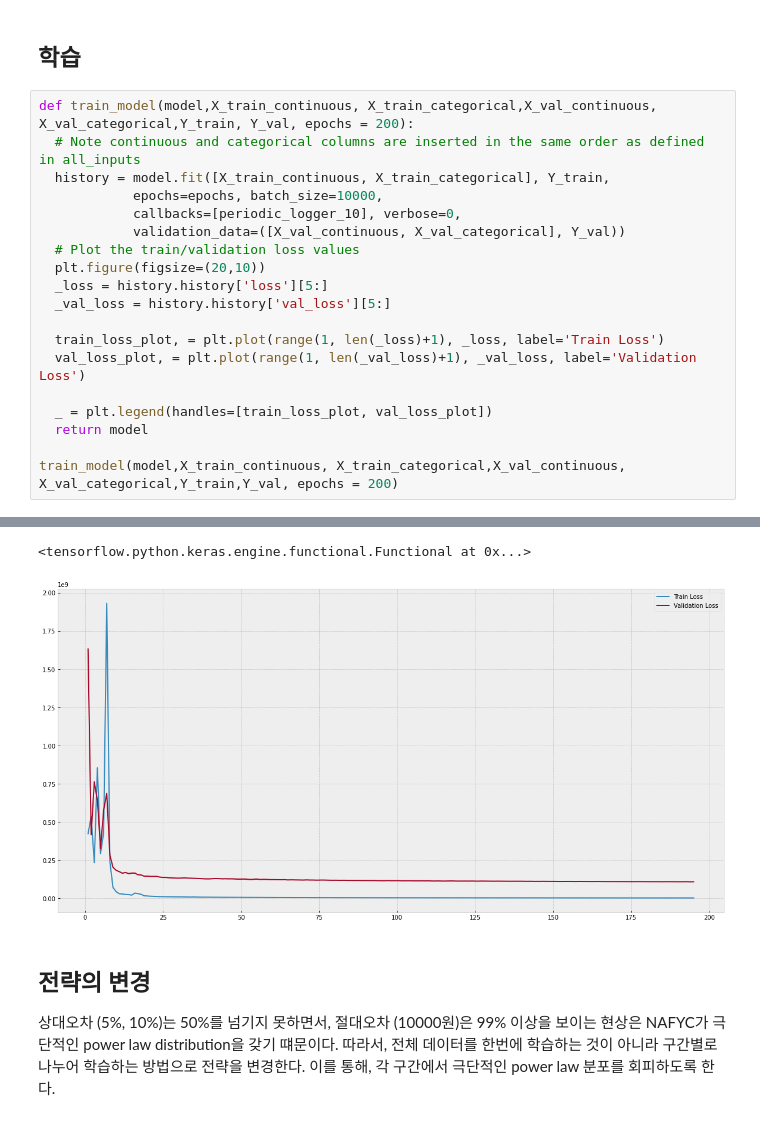
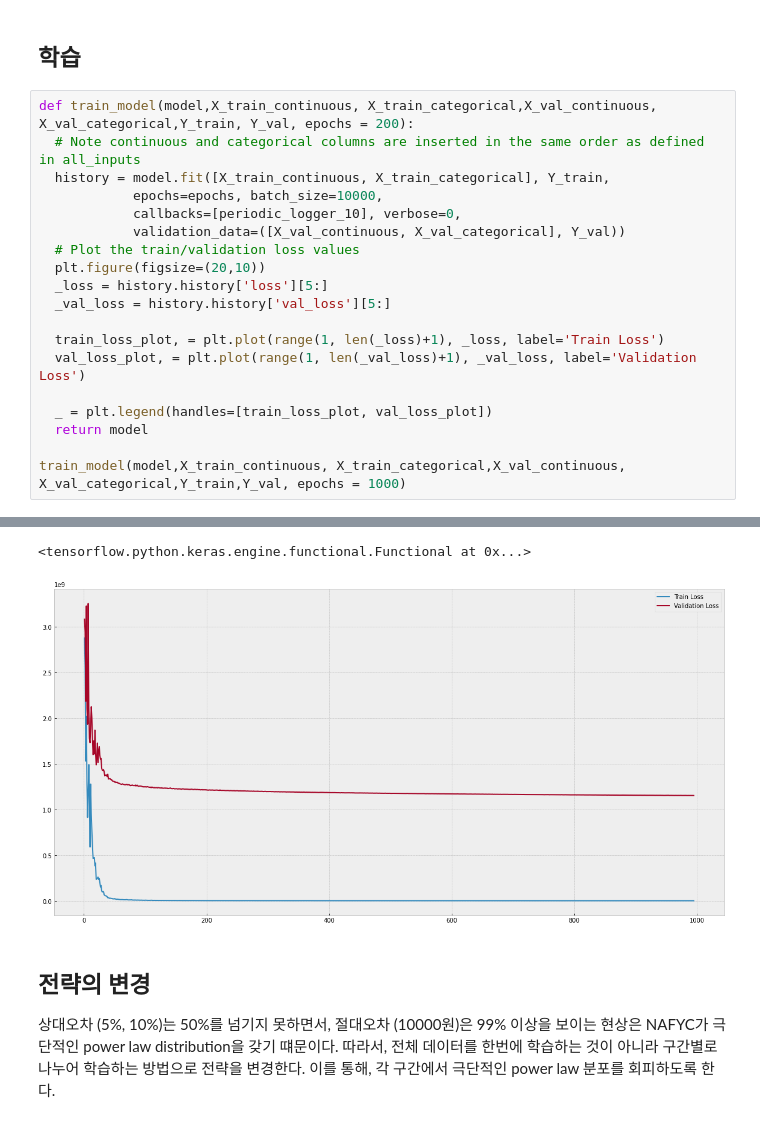
Before and after one commit to dolmani38/non-linear-regression, a Jupyter notebook: Regession_test_0813.ipynb, the cells around one changed output, grey strips where cells are left out. Cells and saved outputs as stored; diff of their text form.

```diff
--- a/Regession_test_0813.ipynb
+++ b/Regession_test_0813.ipynb
@@ -336,5 +336,5 @@ def train_model(model,X_train_continuous, X_train_categorical,X_val_continuous,
   _ = plt.legend(handles=[train_loss_plot, val_loss_plot])
   return model
 
-train_model(model,X_train_continuous, X_train_categorical,X_val_continuous, X_val_categorical,Y_train,Y_val, epochs = 200)
+train_model(model,X_train_continuous, X_train_categorical,X_val_continuous, X_val_categorical,Y_train,Y_val, epochs = 1000)
 # %% [output]
@@ -361,5 +358,5 @@ Epoch: 200 - {'loss': 3434083.0, 'soft_5perc_acc': 0.4352169632911682, 'soft_10p
 <tensorflow.python.keras.engine.functional.Functional at 0x...>
-[figure, old version]
+[figure, new version]
 # %% [markdown]
 ## 전략의 변경
 
```
Also changed, not shown: parts of 93 cells of this notebook.
